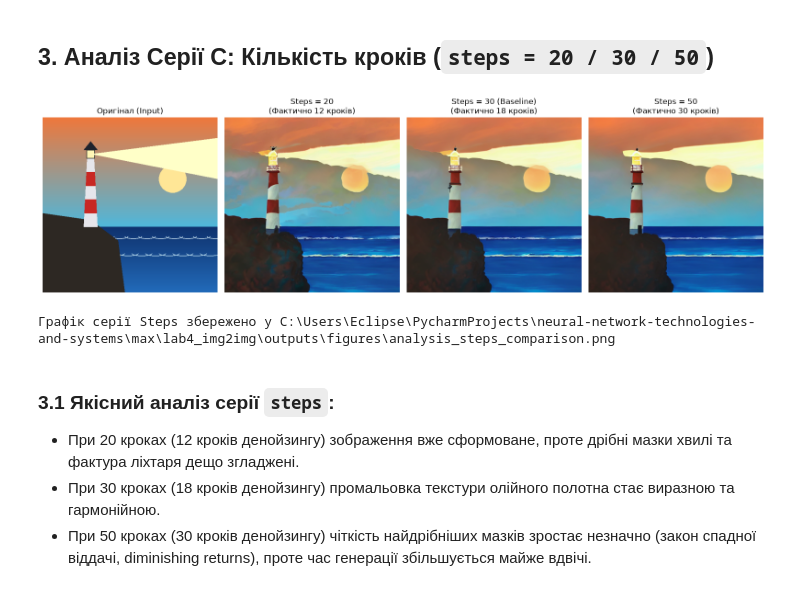
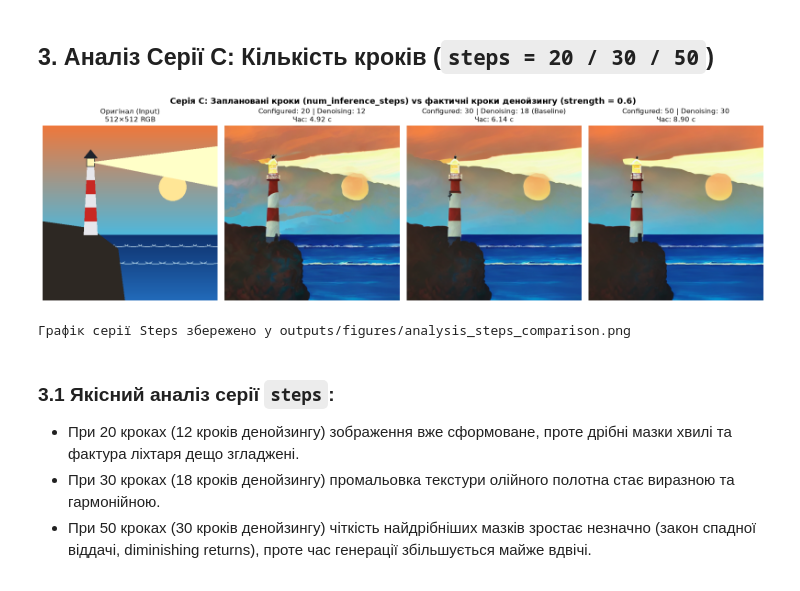
Before and after one commit to Eclipse-XS/Neural-Network-Labs-Max, a Jupyter notebook: lab4_img2img/notebooks/03_results_analysis.ipynb, the cells around one changed output. Saved outputs shown, nothing was run; the diff lists cells and outputs as text; code cells hidden in the pictures.

```diff
--- a/lab4_img2img/notebooks/03_results_analysis.ipynb
+++ b/lab4_img2img/notebooks/03_results_analysis.ipynb
@@ -185,38 +187,32 @@ print(f"Графік серії CFG збережено у {fig_cfg_path}")
 # %%
 steps_20 = open_experiment_image(STEPS_DIR / "lighthouse_strength0p6_cfg7p5_steps20_seed42.png")
 steps_30 = open_experiment_image(STEPS_DIR / "lighthouse_strength0p6_cfg7p5_steps30_seed42.png")
 steps_50 = open_experiment_image(STEPS_DIR / "lighthouse_strength0p6_cfg7p5_steps50_seed42.png")
 
-plt.figure(figsize=(16, 4.5))
+steps_times = df_reg[df_reg["series"] == "steps_experiment"].set_index("num_inference_steps")["generation_time_seconds"].to_dict()
 
-plt.subplot(1, 4, 1)
-plt.imshow(orig_img)
-plt.title("Оригінал (Input)")
-plt.axis("off")
+fig, axes = plt.subplots(1, 4, figsize=(16, 4.9))
+fig.suptitle("Серія C: Заплановані кроки (num_inference_steps) vs фактичні кроки денойзингу (strength = 0.6)", fontsize=13, fontweight="bold")
 
-plt.subplot(1, 4, 2)
-plt.imshow(steps_20)
-plt.title("Steps = 20\n(Фактично 12 кроків)")
-plt.axis("off")
-
-plt.subplot(1, 4, 3)
-plt.imshow(steps_30)
-plt.title("Steps = 30 (Baseline)\n(Фактично 18 кроків)")
-plt.axis("off")
-
-plt.subplot(1, 4, 4)
-plt.imshow(steps_50)
-plt.title("Steps = 50\n(Фактично 30 кроків)")
-plt.axis("off")
+panels_steps = [
+    (orig_img, "Оригінал (Input)\n512×512 RGB"),
+    (steps_20, f"Configured: 20 | Denoising: 12\nЧас: {steps_times[20]:.2f} с"),
+    (steps_30, f"Configured: 30 | Denoising: 18 (Baseline)\nЧас: {steps_times[30]:.2f} с"),
+    (steps_50, f"Configured: 50 | Denoising: 30\nЧас: {steps_times[50]:.2f} с"),
+]
+for ax, (im, title) in zip(axes, panels_steps):
+    ax.imshow(im)
+    ax.set_title(title, fontsize=10.5)
+    ax.axis("off")
 
 plt.tight_layout()
 fig_steps_path = FIGURES_DIR / "analysis_steps_comparison.png"
-plt.savefig(fig_steps_path, dpi=300)
+plt.savefig(fig_steps_path, dpi=200, bbox_inches="tight")
 plt.show()
-print(f"Графік серії Steps збережено у {fig_steps_path}")
+print(f"Графік серії Steps збережено у {rel_path(fig_steps_path)}")
 # %% [output]
-[figure, old version]
+[figure, new version]
-Графік серії Steps збережено у C:\Users\Eclipse\PycharmProjects\neural-network-technologies-and-systems\max\lab4_img2img\outputs\figures\analysis_steps_comparison.png
+Графік серії Steps збережено у outputs/figures/analysis_steps_comparison.png
 # %% [markdown]
 ### 3.1 Якісний аналіз серії `steps`:
 - При 20 кроках (12 кроків денойзингу) зображення вже сформоване, проте дрібні мазки хвилі та фактура ліхтаря дещо згладжені.
```
Also changed, not shown: parts of 5 cells of this notebook, 4 other files.
